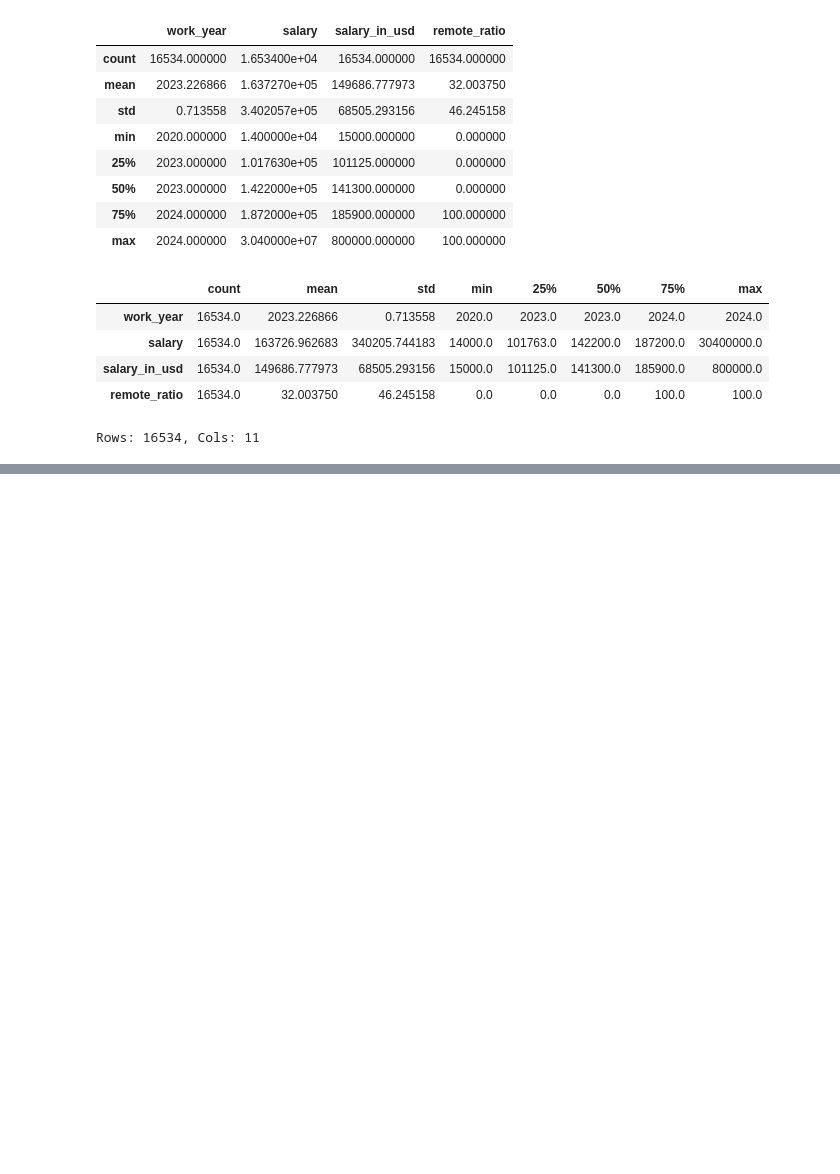
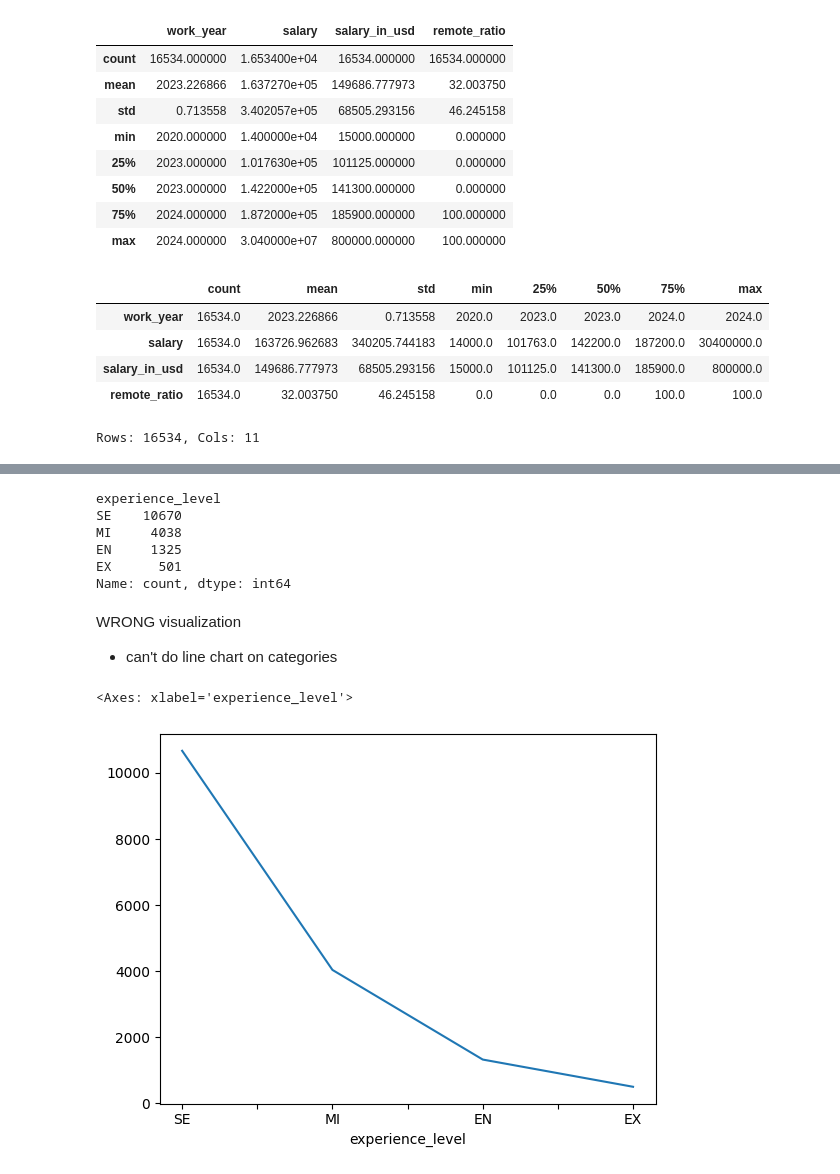
Before and after one commit to kokchun/data_vizualisation_kokchun_giang_de25, a Jupyter notebook: 02_eda/eda_salaries.ipynb, the cells around one changed output, grey strips where cells are left out. Saved outputs shown, nothing was run; the diff lists cells and outputs as text; code cells hidden in the pictures; blank space fills up the shorter version.

```diff
--- a/02_eda/eda_salaries.ipynb
+++ b/02_eda/eda_salaries.ipynb
@@ -106,0 +117,18 @@ df.head()
+# %%
+df["experience_level"].value_counts()
+# %% [output]
+experience_level
+SE    10670
+MI     4038
+EN     1325
+EX      501
+Name: count, dtype: int64
+# %% [markdown]
+WRONG visualization
+
+- can't do line chart on categories
+# %%
+df["experience_level"].value_counts().plot()
+# %% [output]
+<Axes: xlabel='experience_level'>
+[figure, added]
```
Also changed, not shown: parts of 7 cells of this notebook, 1 other file.
